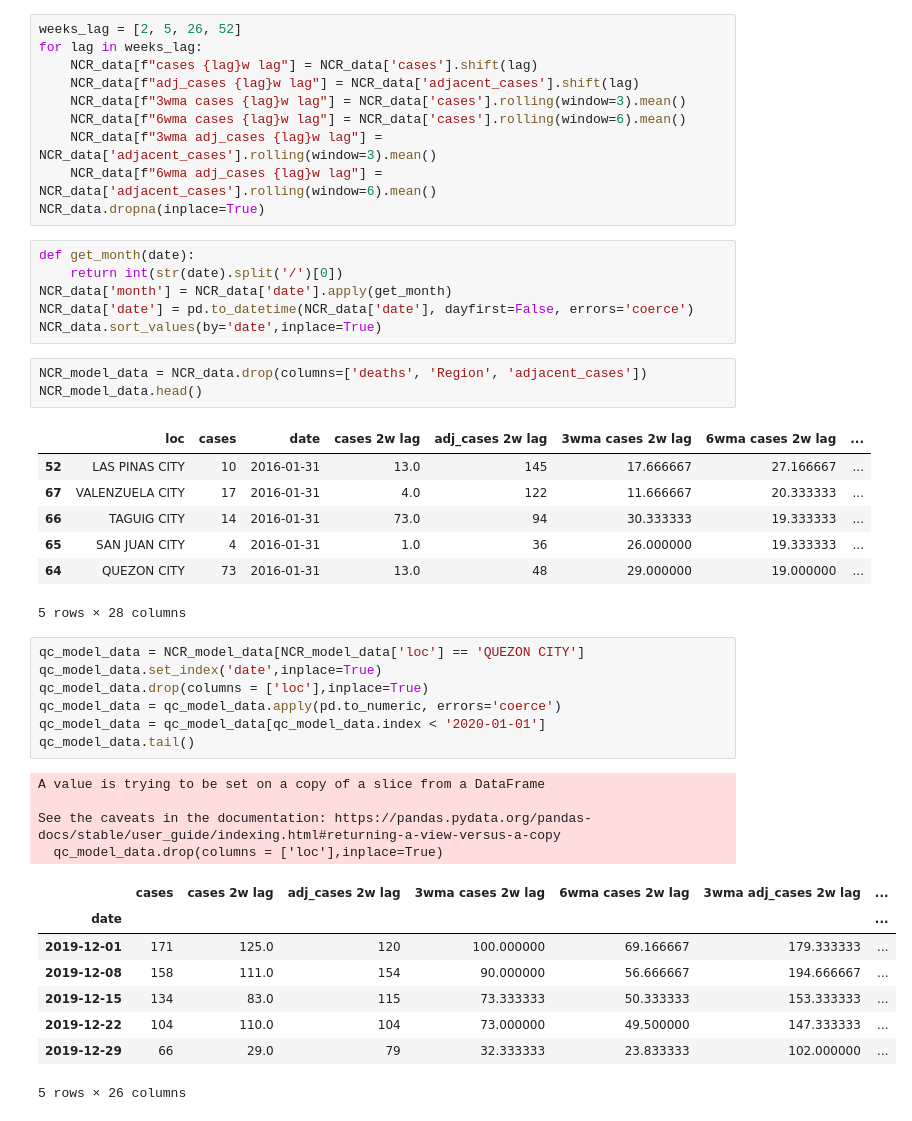
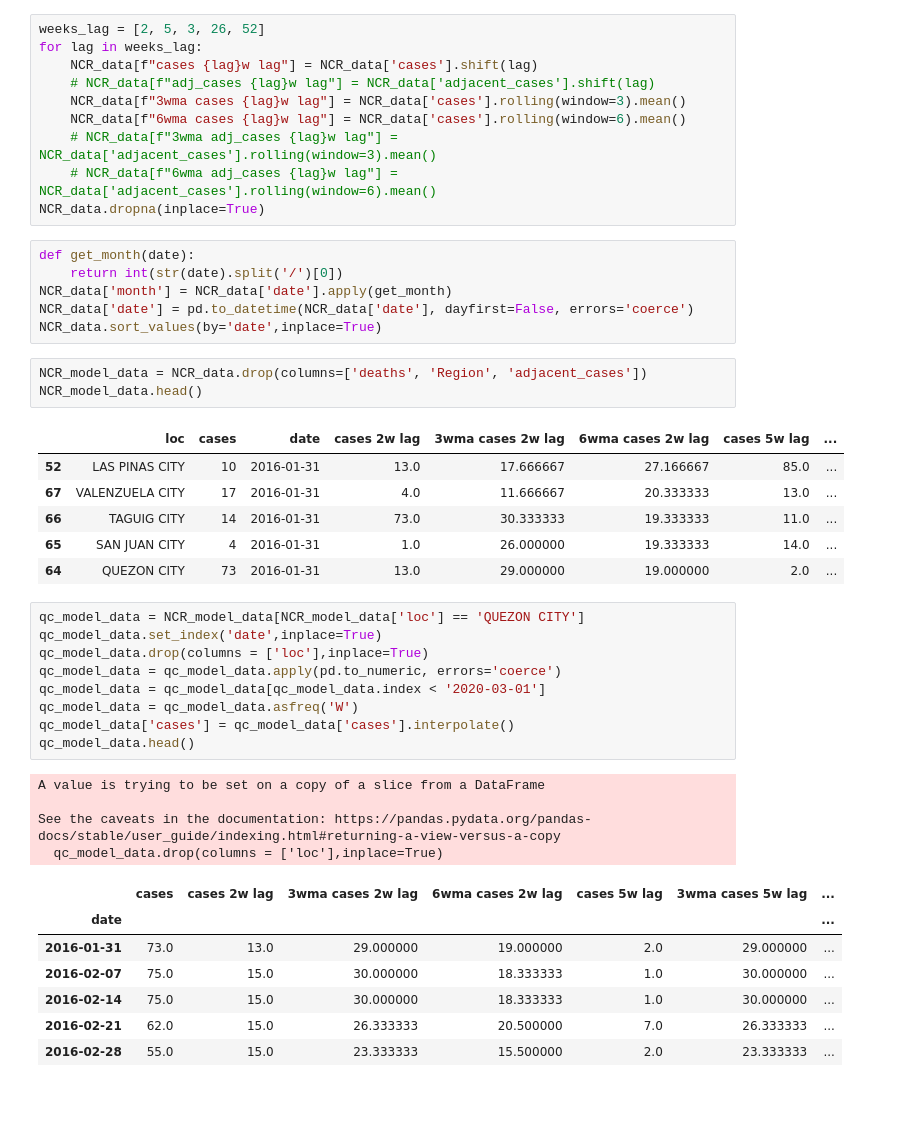
Before and after one commit to manganeseheptoxide/Philippine-Dengue-Cases-Forecasting, a Jupyter notebook: model_training.ipynb, the cells around one changed output. Drawn from its saved outputs; the diff is of its cells as text.

Commit message:
prepared the data and trained the model

```diff
--- a/model_training.ipynb
+++ b/model_training.ipynb
@@ -82,14 +84,14 @@ NCR_data.head()
 | 3 | MALABON CITY | 26 | 0 | 1/10/2016 | NATIONAL CAPITAL REGION | 100 |
 | 4 | MANDALUYONG CITY | 4 | 0 | 1/10/2016 | NATIONAL CAPITAL REGION | 79 |
 # %%
-weeks_lag = [2, 5, 26, 52]
+weeks_lag = [2, 5, 3, 26, 52]
 for lag in weeks_lag:
     NCR_data[f"cases {lag}w lag"] = NCR_data['cases'].shift(lag)
-    NCR_data[f"adj_cases {lag}w lag"] = NCR_data['adjacent_cases'].shift(lag)
+    # NCR_data[f"adj_cases {lag}w lag"] = NCR_data['adjacent_cases'].shift(lag)
     NCR_data[f"3wma cases {lag}w lag"] = NCR_data['cases'].rolling(window=3).mean()
     NCR_data[f"6wma cases {lag}w lag"] = NCR_data['cases'].rolling(window=6).mean()
-    NCR_data[f"3wma adj_cases {lag}w lag"] = NCR_data['adjacent_cases'].rolling(window=3).mean()
-    NCR_data[f"6wma adj_cases {lag}w lag"] = NCR_data['adjacent_cases'].rolling(window=6).mean()
+    # NCR_data[f"3wma adj_cases {lag}w lag"] = NCR_data['adjacent_cases'].rolling(window=3).mean()
+    # NCR_data[f"6wma adj_cases {lag}w lag"] = NCR_data['adjacent_cases'].rolling(window=6).mean()
 NCR_data.dropna(inplace=True)
 # %%
 def get_month(date):
@@ -101,30 +103,30 @@ NCR_data.sort_values(by='date',inplace=True)
 NCR_model_data = NCR_data.drop(columns=['deaths', 'Region', 'adjacent_cases'])
 NCR_model_data.head()
 # %% [output]
-|  | loc | cases | date | cases 2w lag | adj_cases 2w lag | 3wma cases 2w lag | 6wma cases 2w lag | ... |
-| 52 | LAS PINAS CITY | 10 | 2016-01-31 | 13.0 | 145 | 17.666667 | 27.166667 | ... |
-| 67 | VALENZUELA CITY | 17 | 2016-01-31 | 4.0 | 122 | 11.666667 | 20.333333 | ... |
-| 66 | TAGUIG CITY | 14 | 2016-01-31 | 73.0 | 94 | 30.333333 | 19.333333 | ... |
-| 65 | SAN JUAN CITY | 4 | 2016-01-31 | 1.0 | 36 | 26.000000 | 19.333333 | ... |
-| 64 | QUEZON CITY | 73 | 2016-01-31 | 13.0 | 48 | 29.000000 | 19.000000 | ... |
+|  | loc | cases | date | cases 2w lag | 3wma cases 2w lag | 6wma cases 2w lag | cases 5w lag | ... |
+| 52 | LAS PINAS CITY | 10 | 2016-01-31 | 13.0 | 17.666667 | 27.166667 | 85.0 | ... |
+| 67 | VALENZUELA CITY | 17 | 2016-01-31 | 4.0 | 11.666667 | 20.333333 | 13.0 | ... |
+| 66 | TAGUIG CITY | 14 | 2016-01-31 | 73.0 | 30.333333 | 19.333333 | 11.0 | ... |
+| 65 | SAN JUAN CITY | 4 | 2016-01-31 | 1.0 | 26.000000 | 19.333333 | 14.0 | ... |
+| 64 | QUEZON CITY | 73 | 2016-01-31 | 13.0 | 29.000000 | 19.000000 | 2.0 | ... |
-5 rows × 28 columns
 # %%
 qc_model_data = NCR_model_data[NCR_model_data['loc'] == 'QUEZON CITY']
 qc_model_data.set_index('date',inplace=True)
 qc_model_data.drop(columns = ['loc'],inplace=True)
 qc_model_data = qc_model_data.apply(pd.to_numeric, errors='coerce')
-qc_model_data = qc_model_data[qc_model_data.index < '2020-01-01']
-qc_model_data.tail()
+qc_model_data = qc_model_data[qc_model_data.index < '2020-03-01']
+qc_model_data = qc_model_data.asfreq('W')
+qc_model_data['cases'] = qc_model_data['cases'].interpolate()
+qc_model_data.head()
 # %% [output]
 A value is trying to be set on a copy of a slice from a DataFrame
 
 See the caveats in the documentation: https://pandas.pydata.org/pandas-docs/stable/user_guide/indexing.html#returning-a-view-versus-a-copy
   qc_model_data.drop(columns = ['loc'],inplace=True)
-|  | cases | cases 2w lag | adj_cases 2w lag | 3wma cases 2w lag | 6wma cases 2w lag | 3wma adj_cases 2w lag | ... |
+|  | cases | cases 2w lag | 3wma cases 2w lag | 6wma cases 2w lag | cases 5w lag | 3wma cases 5w lag | ... |
 | date |  |  |  |  |  |  | ... |
-| 2019-12-01 | 171 | 125.0 | 120 | 100.000000 | 69.166667 | 179.333333 | ... |
-| 2019-12-08 | 158 | 111.0 | 154 | 90.000000 | 56.666667 | 194.666667 | ... |
-| 2019-12-15 | 134 | 83.0 | 115 | 73.333333 | 50.333333 | 153.333333 | ... |
-| 2019-12-22 | 104 | 110.0 | 104 | 73.000000 | 49.500000 | 147.333333 | ... |
-| 2019-12-29 | 66 | 29.0 | 79 | 32.333333 | 23.833333 | 102.000000 | ... |
+| 2016-01-31 | 73.0 | 13.0 | 29.000000 | 19.000000 | 2.0 | 29.000000 | ... |
+| 2016-02-07 | 75.0 | 15.0 | 30.000000 | 18.333333 | 1.0 | 30.000000 | ... |
+| 2016-02-14 | 75.0 | 15.0 | 30.000000 | 18.333333 | 1.0 | 30.000000 | ... |
+| 2016-02-21 | 62.0 | 15.0 | 26.333333 | 20.500000 | 7.0 | 26.333333 | ... |
+| 2016-02-28 | 55.0 | 15.0 | 23.333333 | 15.500000 | 2.0 | 23.333333 | ... |
-5 rows × 26 columns
```
Also changed, not shown: parts of 14 cells of this notebook, 1 other file.
